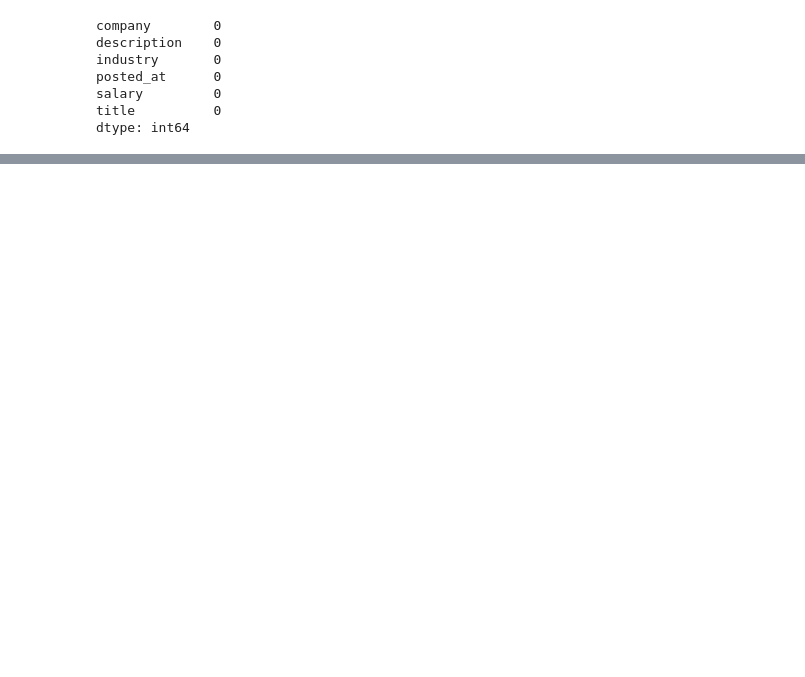
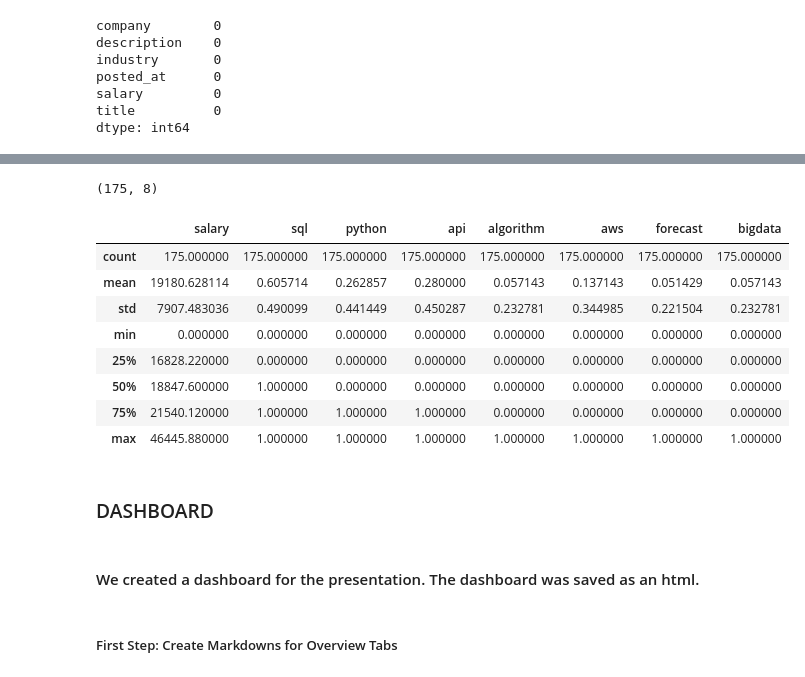
Before and after one commit to rkp678/Project2_GroupC, a Jupyter notebook: starter_code.ipynb, the cells around one changed output, grey strips where cells are left out. Drawn from its saved outputs; the diff is of its cells as text; code cells hidden in the pictures; blank space fills up the shorter version.

```diff
--- a/starter_code.ipynb
+++ b/starter_code.ipynb
@@ -130,0 +128,9 @@ df.head()
+# %%
+# Searching for keyword skills and updating columns from 0s to 1s as applicable
+df["sql"] = np.where(df["description"].str.contains(keywords_sql), 1, 0)
+df["python"] = np.where(df["description"].str.contains(keywords_python), 1, 0)
+df["api"] = np.where(df["description"].str.contains(keywords_api), 1, 0)
+df["algorithm"] = np.where(df["description"].str.contains(keywords_algorithm), 1, 0)
+df["aws"] = np.where(df["description"].str.contains(keywords_aws), 1, 0)
+df["forecast"] = np.where(df["description"].str.contains(keywords_forecast), 1, 0)
+df["bigdata"] = np.where(df["description"].str.contains(keywords_bigdata), 1, 0)
@@ -130,0 +147,5 @@ df.head()
+# %%
+# Drop all rows where all keywords equal 0
+df_updated = df[~(df[['sql','python','api','algorithm','aws','forecast','bigdata']] == 0).all(axis=1)]
+df_updated.reset_index(drop=True, inplace=True)
+df_updated.head()
@@ -130,0 +159,4 @@ df.head()
+# %%
+# Convert salary data type before currency conversion
+df_updated['salary'] = df_updated['salary'].astype('int')
+df_updated.dtypes
@@ -130,0 +178,5 @@ df.head()
+# %%
+# Convert Indian rupees to US dollars (conversion rate is as of 1/8/2022)
+df_updated['salary'] = round(df_updated['salary']/74.28, 2)
+df_updated.drop(columns=['company', 'description', 'industry', 'posted_at', 'title'], inplace=True)
+df_updated.head()
@@ -131 +190,19 @@ df.head()
+# %%
+# Determine data count
+df_updated.shape
+# %% [output]
+(175, 8)
+# %%
+# Review new data set
+df_updated.describe()
+# %% [output]
+|  | salary | sql | python | api | algorithm | aws | forecast | bigdata |
+| count | 175.000000 | 175.000000 | 175.000000 | 175.000000 | 175.000000 | 175.000000 | 175.000000 | 175.000000 |
+| mean | 19180.628114 | 0.605714 | 0.262857 | 0.280000 | 0.057143 | 0.137143 | 0.051429 | 0.057143 |
+| std | 7907.483036 | 0.490099 | 0.441449 | 0.450287 | 0.232781 | 0.344985 | 0.221504 | 0.232781 |
+| min | 0.000000 | 0.000000 | 0.000000 | 0.000000 | 0.000000 | 0.000000 | 0.000000 | 0.000000 |
+| 25% | 16828.220000 | 0.000000 | 0.000000 | 0.000000 | 0.000000 | 0.000000 | 0.000000 | 0.000000 |
+| 50% | 18847.600000 | 1.000000 | 0.000000 | 0.000000 | 0.000000 | 0.000000 | 0.000000 | 0.000000 |
+| 75% | 21540.120000 | 1.000000 | 1.000000 | 1.000000 | 0.000000 | 0.000000 | 0.000000 | 0.000000 |
+| max | 46445.880000 | 1.000000 | 1.000000 | 1.000000 | 1.000000 | 1.000000 | 1.000000 | 1.000000 |
 # %%
@@ -134,3 +211,9 @@ df.head()
 # Run model on test, see if it performs
 # Regression - Predict salary based on skills learned in class OR Classification - cutoff point for salary
 # Optional Chatbot of what skills do you possess = salary range in rupees
+# %% [markdown]
+### DASHBOARD
+# %% [markdown]
+#### We created a dashboard for the presentation. The dashboard was saved as an html.
+# %% [markdown]
+##### First Step: Create Markdowns for Overview Tabs
```
Also changed, not shown: parts of 28 cells of this notebook, 2 other files.
